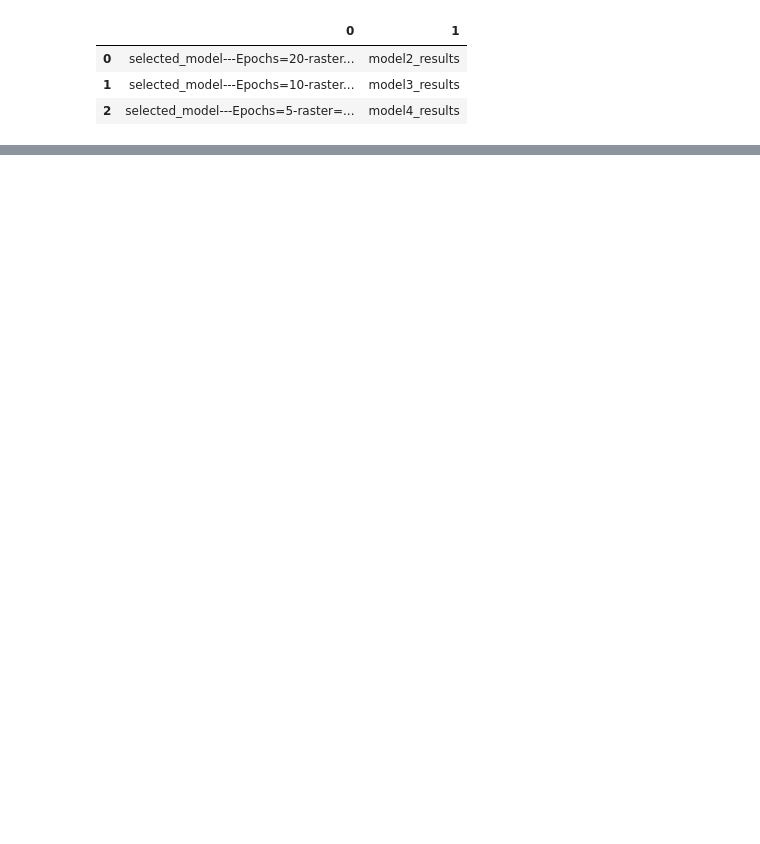
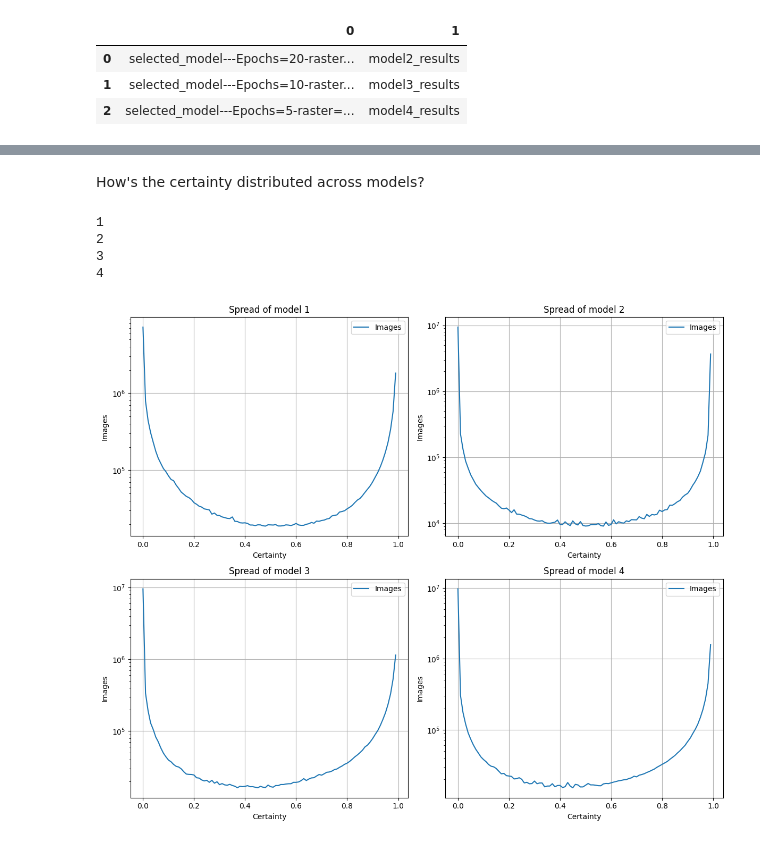
Before and after one commit to Frederic-P/automotive_project, a Jupyter notebook: notebooks/model appliers/apply_bintag.ipynb, the cells around one changed output, grey strips where cells are left out. Cells and saved outputs as stored; diff of their text form; code cells hidden in the pictures; blank space fills up the shorter version.

Commit message:
patch in bintag post-applier interpretation

```diff
--- a/notebooks/model appliers/apply_bintag.ipynb
+++ b/notebooks/model appliers/apply_bintag.ipynb
@@ -236,14 +212,44 @@ plot_images_as_grid(prediction_data['image_path'], 'Grid of good images',5)
+# %% [markdown]
+How's the certainty distributed across models?
 # %%
-#habemus etwuk da marcheert! kzien content
-
-SELECT
-    block_start,
-    COUNT(*) AS f
-FROM (
-    SELECT
-        FLOOR(model1_results / 0.01) * 0.01 AS block_start
-    FROM bintag_predicts
-    WHERE model1_results >= 0 AND model1_results < 1
-) AS subquery
-GROUP BY block_start
-ORDER BY block_start;
+spread = {}
+for i in range(1, 5):
+    print(i)
+    percentile_distribution_query = f"""SELECT
+                                        block_start,
+                                        COUNT(*) AS f
+                                    FROM (
+                                        SELECT
+                                            FLOOR(model{i}_results / 0.01) * 0.01 AS block_start
+                                        FROM bintag_predicts
+                                        WHERE model{i}_results >= 0 AND model{i}_results < 1
+                                    ) AS subquery
+                                    GROUP BY block_start
+                                    ORDER BY block_start;"""
+    distr = db.execute_query(percentile_distribution_query)
+    spread[i]  = distr
+# %% [output]
+1
+2
+3
+4
+# %%
+fig, axes = plt.subplots(2, 2, figsize=(12, 10))
+axes = axes.flatten()
+
+for i, key in enumerate(spread.keys()):
+    data = spread[key]
+    block_start = [item['block_start'] for item in data]
+    f_values = [item['f'] for item in data]
+
+    axes[i].plot(block_start, f_values, label=f"Images")
+    axes[i].set_title(f"Spread of model {key}")
+    axes[i].set_xlabel('Certainty')
+    axes[i].set_ylabel('Images')
+    axes[i].grid(True)
+    #axes[i].set_yscale('log')
+    axes[i].legend()
+
+plt.tight_layout()
+# %% [output]
+[figure, added]
```
Also changed, not shown: parts of 7 cells of this notebook.
